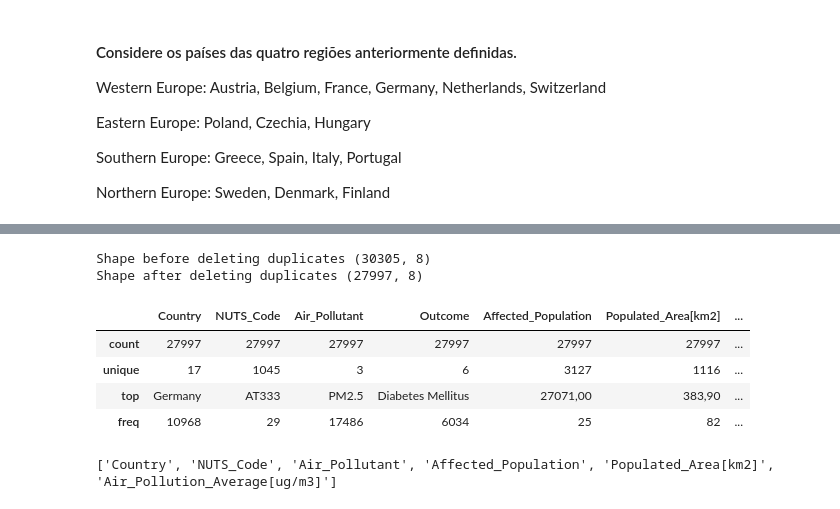
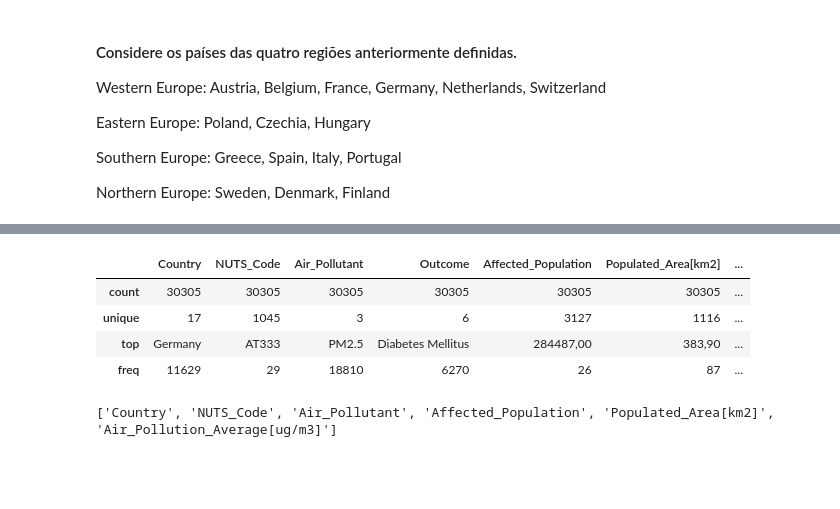
Before and after one commit to 1221715JorgeCruz/ANADI_MFC_3NA_1221715_1191843_1100719, a Jupyter notebook: trabalho_pratico_02/4.3-Classificacao.ipynb, the cells around one changed output, grey strips where cells are left out. Saved outputs shown, nothing was run; the diff lists cells and outputs as text; code cells hidden in the pictures; blank space fills up the shorter version.

```diff
--- a/trabalho_pratico_02/4.3-Classificacao.ipynb
+++ b/trabalho_pratico_02/4.3-Classificacao.ipynb
@@ -64,23 +63,21 @@ memory usage: 3.9+ MB
 # %%
 toDrop = ['Unnamed: 8', 'Unnamed: 9', 'Unnamed: 10',
           'Unnamed: 11', 'Unnamed: 12', 'Unnamed: 13',
           'Unnamed: 14', 'Unnamed: 15']
 
 df.drop(columns=toDrop, axis=1, inplace = True)
 
-print(f"Shape before deleting duplicates {df.shape}")
-df = df.drop_duplicates()
-print(f"Shape after deleting duplicates {df.shape}")
+#print(f"Shape before deleting duplicates {df.shape}")
+#df = df.drop_duplicates()
+#print(f"Shape after deleting duplicates {df.shape}")
 
 df.describe()
 # %% [output]
-Shape before deleting duplicates (30305, 8)
-Shape after deleting duplicates (27997, 8)
 |  | Country | NUTS_Code | Air_Pollutant | Outcome | Affected_Population | Populated_Area[km2] | ... |
-| count | 27997 | 27997 | 27997 | 27997 | 27997 | 27997 | ... |
+| count | 30305 | 30305 | 30305 | 30305 | 30305 | 30305 | ... |
 | unique | 17 | 1045 | 3 | 6 | 3127 | 1116 | ... |
-| top | Germany | AT333 | PM2.5 | Diabetes Mellitus | 27071,00 | 383,90 | ... |
-| freq | 10968 | 29 | 17486 | 6034 | 25 | 82 | ... |
+| top | Germany | AT333 | PM2.5 | Diabetes Mellitus | 284487,00 | 383,90 | ... |
+| freq | 11629 | 29 | 18810 | 6270 | 26 | 87 | ... |
 # %%
 predictors= ['Country', 'NUTS_Code', 'Air_Pollutant', 'Affected_Population', 'Populated_Area[km2]', 'Air_Pollution_Average[ug/m3]']
 print(predictors)
```
Also changed, not shown: parts of 22 cells of this notebook.
